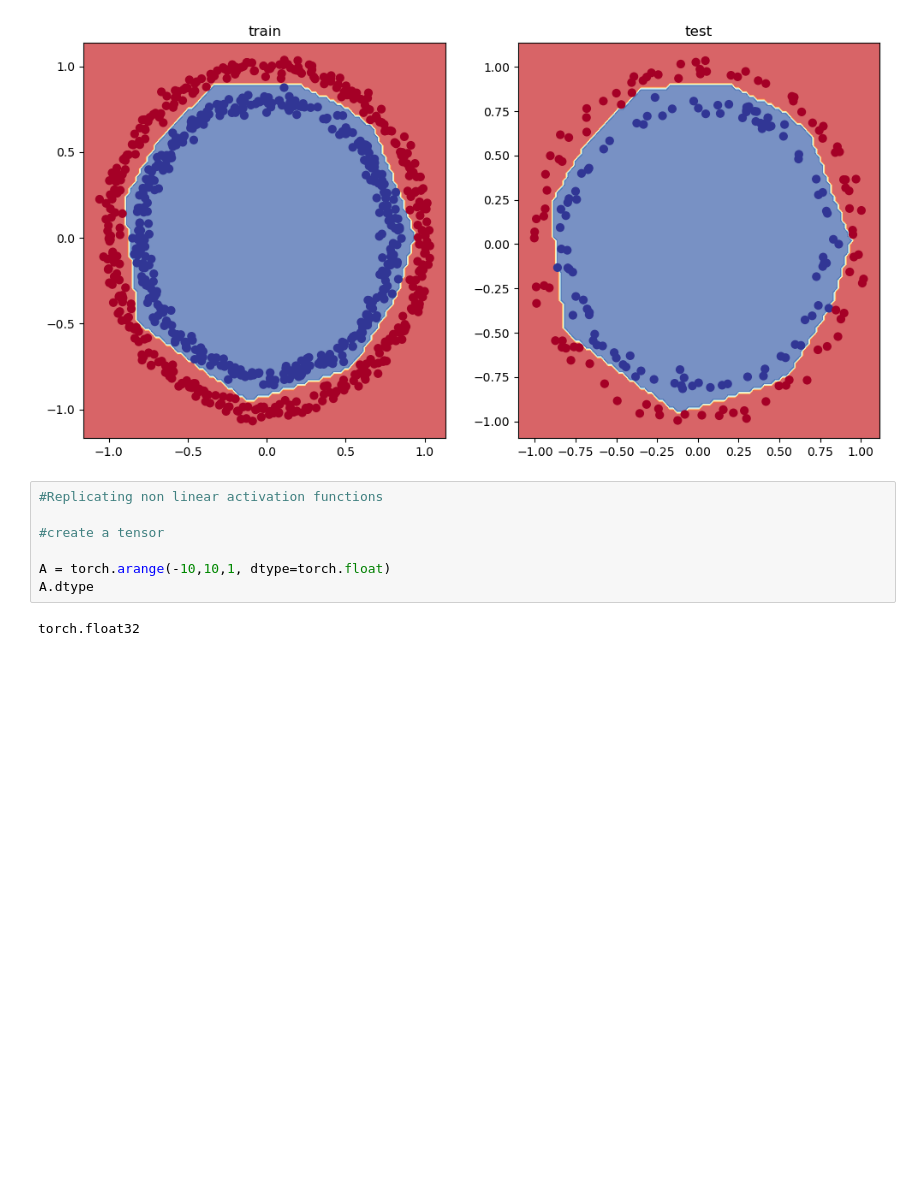
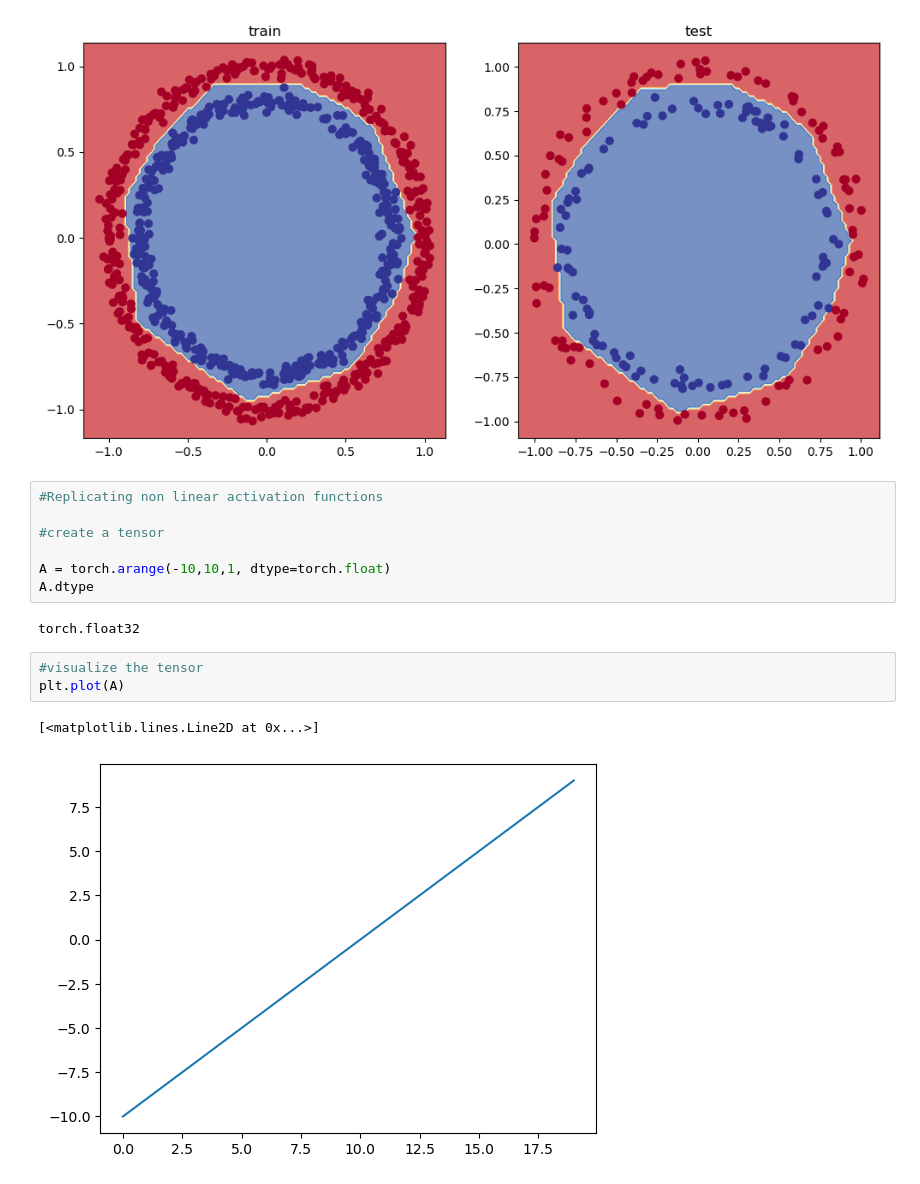
Before and after one commit to Vozikis/Pytorch-for-deep-learning, a Jupyter notebook: 02_neural_networks_classification.ipynb, the cells around one changed output. Saved outputs shown, nothing was run; the diff lists cells and outputs as text; blank space fills up the shorter version.

```diff
--- a/02_neural_networks_classification.ipynb
+++ b/02_neural_networks_classification.ipynb
@@ -675,3 +675,9 @@ A = torch.arange(-10,10,1, dtype=torch.float)
 A.dtype
 # %% [output]
 torch.float32
+# %%
+#visualize the tensor
+plt.plot(A)
+# %% [output]
+[<matplotlib.lines.Line2D at 0x...>]
+[figure, added]
```
Also changed, not shown: parts of 1 cell of this notebook.
